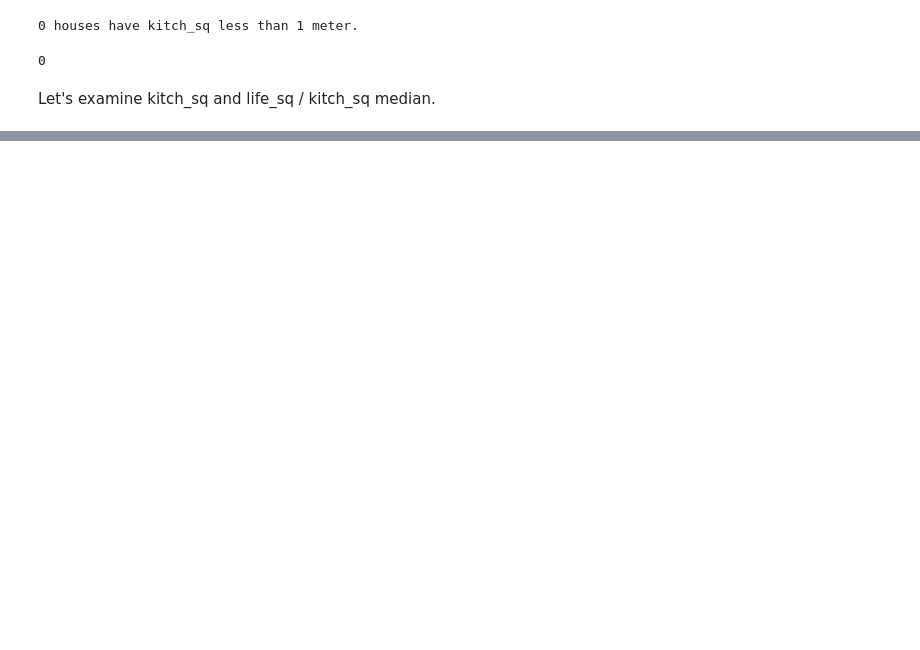
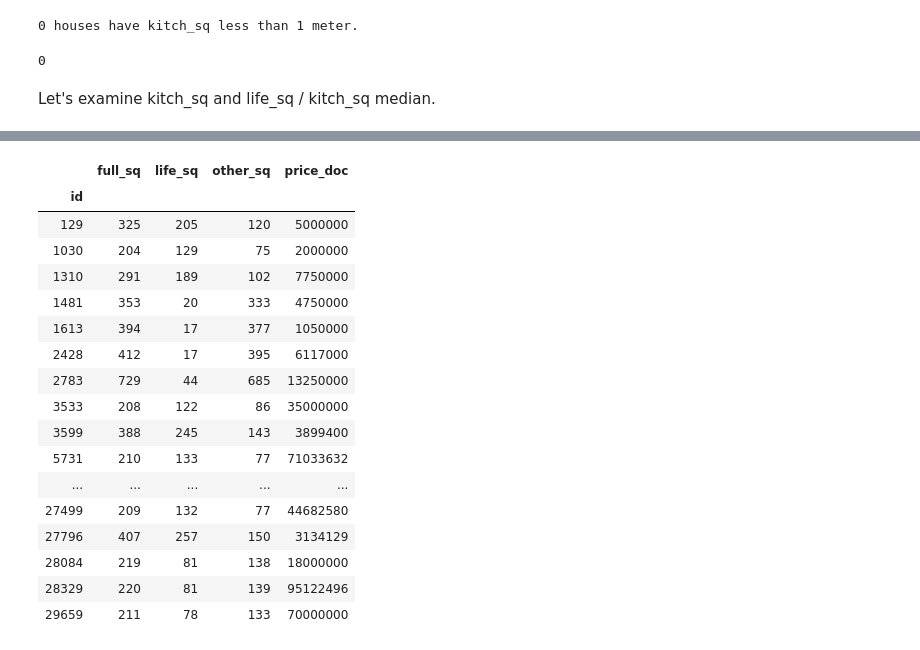
Before and after one commit to Serega6678/Kaggle-Competitions, a Jupyter notebook: Sberbank Russian Housing Market/Sqaure_Analysis.ipynb, the cells around one changed output, grey strips where cells are left out. Cells and saved outputs as stored; diff of their text form; code cells hidden in the pictures; blank space fills up the shorter version.

```diff
--- a/Sberbank Russian Housing Market/Sqaure_Analysis.ipynb
+++ b/Sberbank Russian Housing Market/Sqaure_Analysis.ipynb
@@ -749,0 +843,22 @@ train.loc[:, 'other_sq'] = train.apply(lambda x: round(x['other_sq']), axis=1)
+# %%
+train[(train['life_sq'] > 200) | (train['full_sq'] > 200) | (train['other_sq'] > 200)][['full_sq', \
+                                        'life_sq', 'other_sq', 'price_doc']]
+# %% [output]
+|  | full_sq | life_sq | other_sq | price_doc |
+| id |  |  |  |  |
+| 129 | 325 | 205 | 120 | 5000000 |
+| 1030 | 204 | 129 | 75 | 2000000 |
+| 1310 | 291 | 189 | 102 | 7750000 |
+| 1481 | 353 | 20 | 333 | 4750000 |
+| 1613 | 394 | 17 | 377 | 1050000 |
+| 2428 | 412 | 17 | 395 | 6117000 |
+| 2783 | 729 | 44 | 685 | 13250000 |
+| 3533 | 208 | 122 | 86 | 35000000 |
+| 3599 | 388 | 245 | 143 | 3899400 |
+| 5731 | 210 | 133 | 77 | 71033632 |
+| ... | ... | ... | ... | ... |
+| 27499 | 209 | 132 | 77 | 44682580 |
+| 27796 | 407 | 257 | 150 | 3134129 |
+| 28084 | 219 | 81 | 138 | 18000000 |
+| 28329 | 220 | 81 | 139 | 95122496 |
+| 29659 | 211 | 78 | 133 | 70000000 |
```
Also changed, not shown: parts of 26 cells of this notebook.
